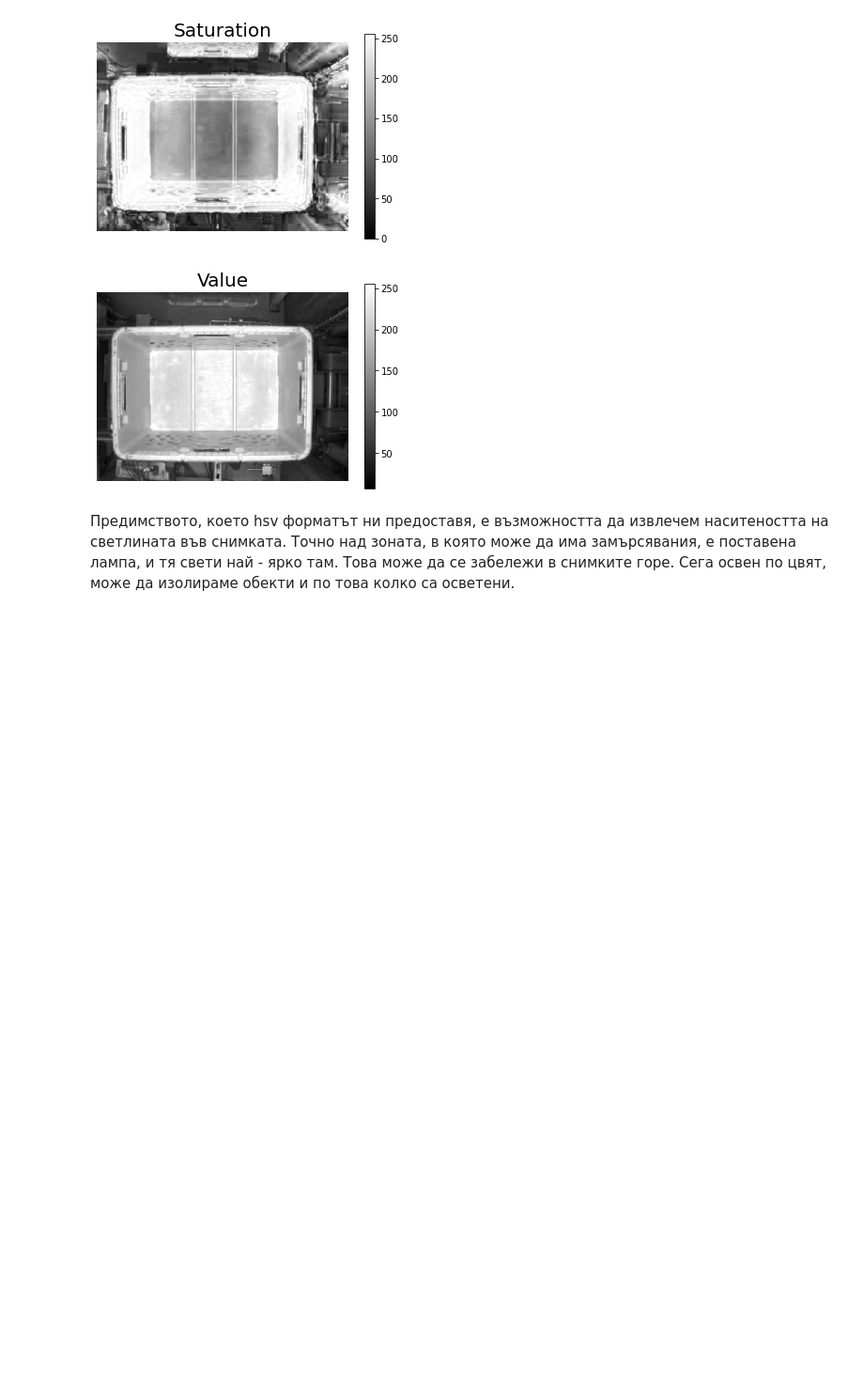
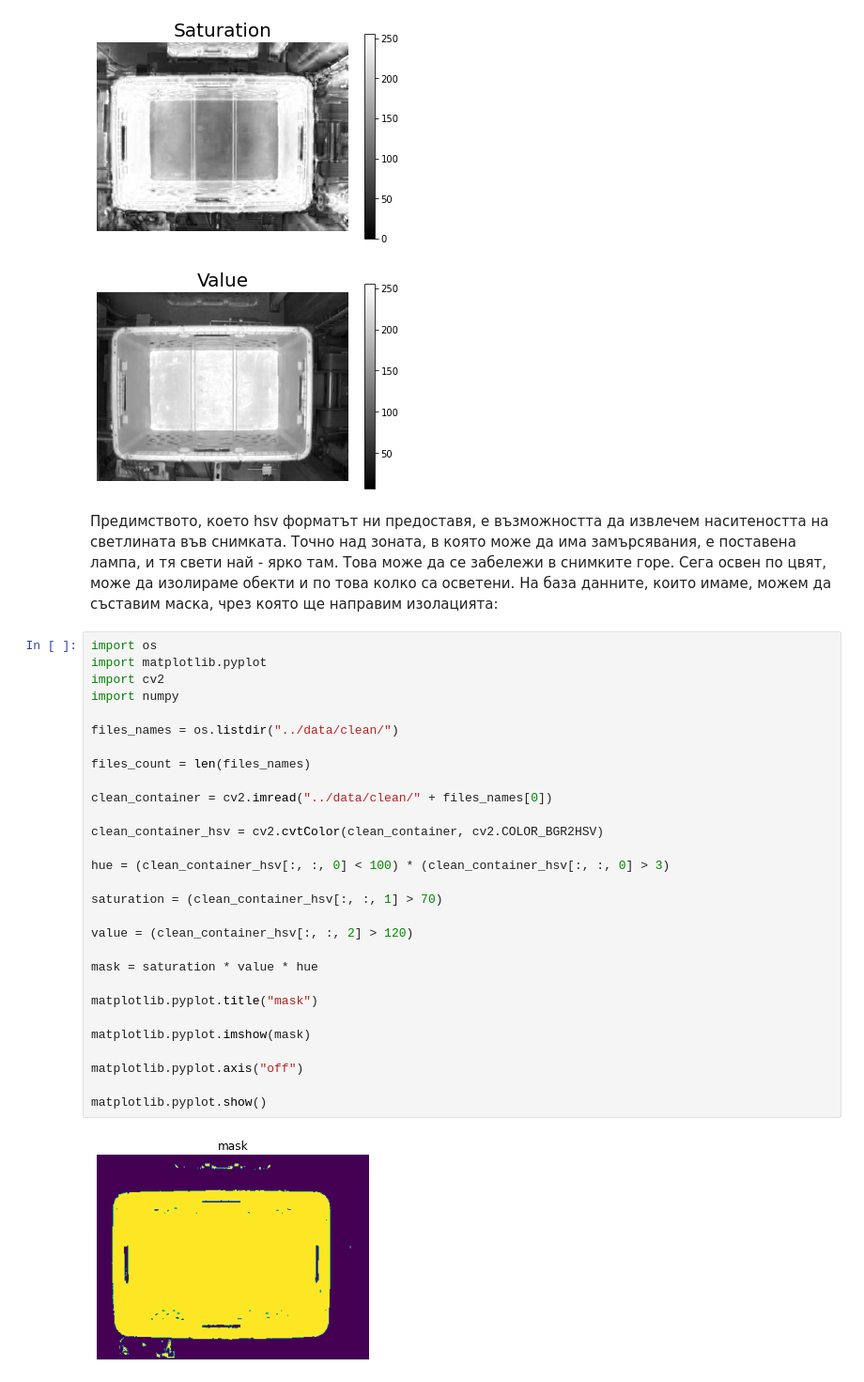
Before and after one commit to stefan-sotirov-elsys/Thesis, a Jupyter notebook: src/Обработка на данните.ipynb, the cells around one changed output. Shown at 94% size. Drawn from its saved outputs; the diff is of its cells as text; blank space fills up the shorter version.

```diff
--- a/src/Обработка на данните.ipynb
+++ b/src/Обработка на данните.ipynb
@@ -106,4 +106,35 @@ image_hsv_plot("../data/clean/" + os.listdir("../data/clean/")[0])
 [figure]
 [figure]
 # %% [markdown]
-Предимството, което hsv форматът ни предоставя, е възможността да извлечем наситеността на светлината във снимката. Точно над зоната, в която може да има замърсявания, е поставена лампа, и тя свети най - ярко там. Това може да се забележи в снимките горе. Сега освен по цвят, може да изолираме обекти и по това колко са осветени.
+Предимството, което hsv форматът ни предоставя, е възможността да извлечем наситеността на светлината във снимката. Точно над зоната, в която може да има замърсявания, е поставена лампа, и тя свети най - ярко там. Това може да се забележи в снимките горе. Сега освен по цвят, може да изолираме обекти и по това колко са осветени. На база данните, които имаме, можем да съставим маска, чрез която ще направим изолацията:
+# %%
+import os
+import matplotlib.pyplot
+import cv2
+import numpy
+
+files_names = os.listdir("../data/clean/")
+
+files_count = len(files_names)
+
+clean_container = cv2.imread("../data/clean/" + files_names[0])
+
+clean_container_hsv = cv2.cvtColor(clean_container, cv2.COLOR_BGR2HSV)
+
+hue = (clean_container_hsv[:, :, 0] < 100) * (clean_container_hsv[:, :, 0] > 3)
+
+saturation = (clean_container_hsv[:, :, 1] > 70)
+
+value = (clean_container_hsv[:, :, 2] > 120)
+
+mask = saturation * value * hue
+
+matplotlib.pyplot.title("mask")
+
+matplotlib.pyplot.imshow(mask)
+
+matplotlib.pyplot.axis("off")
+
+matplotlib.pyplot.show()
+# %% [output]
+[figure, added]
```
Also changed, not shown: parts of 1 cell of this notebook.
